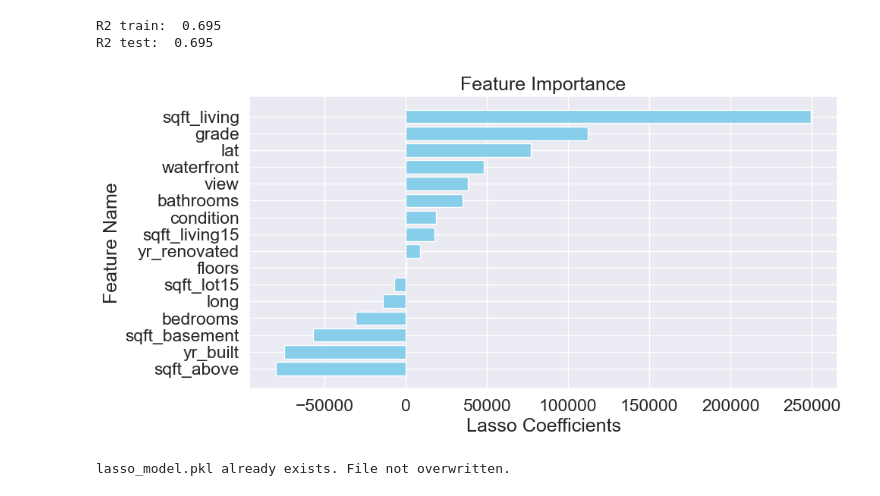
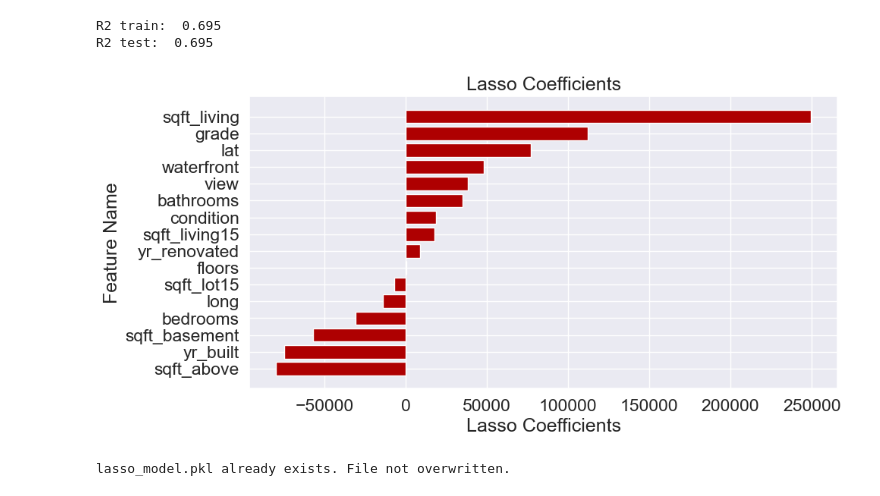
Before and after one commit to martaverfer/mini-project-ironkaggle, a Jupyter notebook: notebooks/lasso_reg.ipynb, the cells around one changed output. Cells and saved outputs as stored; diff of their text form; code cells hidden in the pictures.

```diff
--- a/notebooks/lasso_reg.ipynb
+++ b/notebooks/lasso_reg.ipynb
@@ -200,20 +200,21 @@ R2 test:  0.695
 # %%
 feature_importances = l_model.coef_
 
 # Create a DataFrame for better visualization
 importance_df = pd.DataFrame({'Feature': X.columns, 'Importance': feature_importances})
 importance_df = importance_df.sort_values(by='Importance', ascending=False)
 
 # Plot feature importance
 plt.figure(figsize=(10,5))
-plt.barh(importance_df['Feature'], importance_df['Importance'], color='skyblue')
+plt.barh(importance_df['Feature'], importance_df['Importance'], color='#ae0001')
 plt.xlabel('Lasso Coefficients')
 plt.ylabel('Feature Name')
-plt.title('Feature Importance')
+plt.title('Lasso Coefficients')
 plt.gca().invert_yaxis()
+# plt.savefig('plot_lasso.png', transparent=True)
 plt.show()
 # %% [output]
-[figure, old version]
+[figure, new version]
 # %%
 # Save model in pickle
 if not os.path.exists('models/lasso_model.pkl'):  # Check if the file already exists
```
Also changed, not shown: 6 other files.
